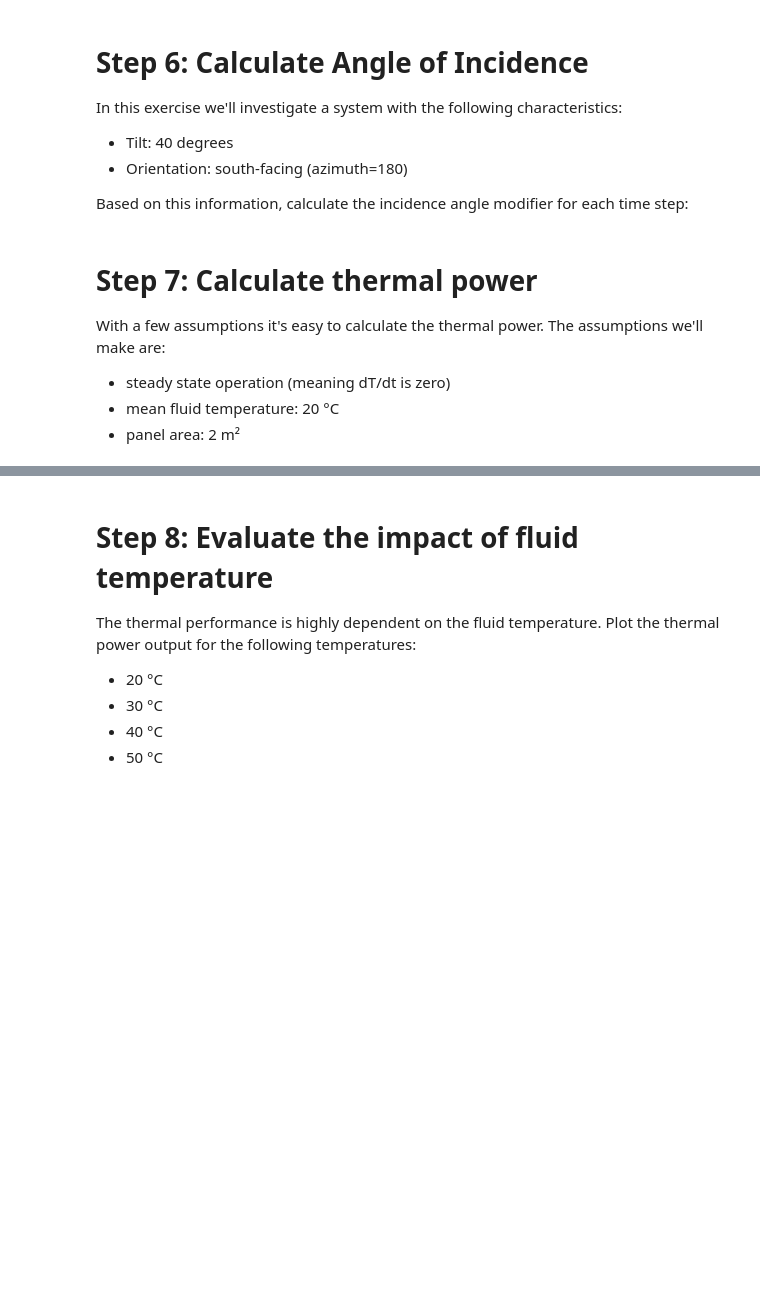
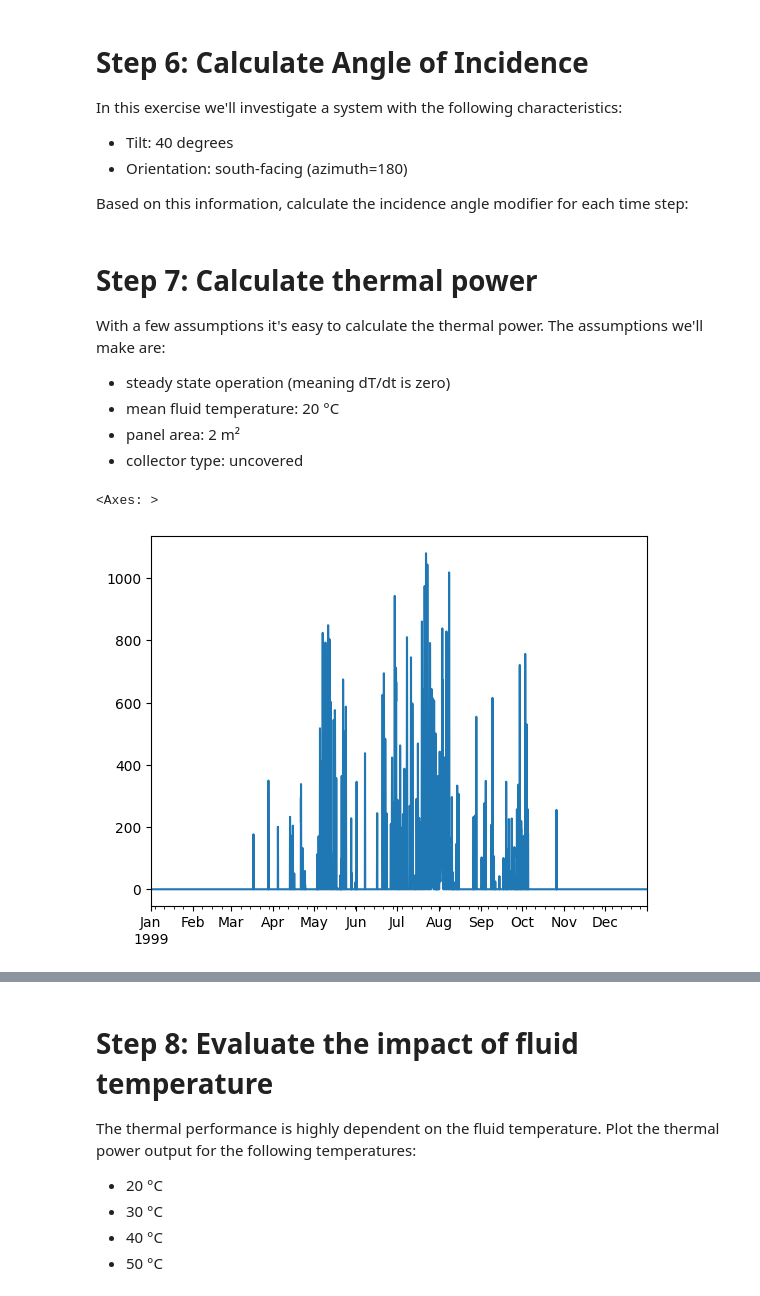
Before and after one commit to AdamRJensen/pvt-exercise, a Jupyter notebook: pvt-systems.ipynb, the cells around one changed output, grey strips where cells are left out. Cells and saved outputs as stored; diff of their text form; code cells hidden in the pictures; blank space fills up the shorter version.

```diff
--- a/pvt-systems.ipynb
+++ b/pvt-systems.ipynb
@@ -49,3 +84,10 @@ Can you figure out how to calculate the solar position for the time steps of the
 *Hint: the time steps are the index of the DataFrame from the previous step, use DataFrame.index.*
 # %%
 # Write your code here to calculate solar position
+solar_position = pvlib.solarposition.get_solarposition(
+    time=data.index,
+    latitude=cph.latitude,
+    longitude=cph.longitude,
+)
+
+solar_position.head()
@@ -73,9 +149,25 @@ In this exercise we'll investigate a system with the following characteristics:
 Based on this information, calculate the incidence angle modifier for each time step:
 # %%
 # Write your code to calculate the incidence angle (there's a pvlib function for that) and the incidence angle modifier (IAM)
+aoi = pvlib.irradiance.aoi(
+    surface_tilt=45,
+    surface_azimuth=180,
+    solar_zenith=solar_position['zenith'],
+    solar_azimuth=solar_position['azimuth'],
+)
+
+aoi = aoi.clip(upper=90)  # max aoi is 90 degrees
+
+b_0 = 0.09
+
+K_b = 1 - b_0 * (1/np.cos(np.deg2rad(aoi)) - 1)
+
+# enforce lower limit as IAM cannot be negative
+K_b = K_b.clip(lower=0)
 # %% [markdown]
 # Step 7: Calculate thermal power
 With a few assumptions it's easy to calculate the thermal power. The assumptions we'll make are:
 - steady state operation (meaning dT/dt is zero)
 - mean fluid temperature: 20 °C
 - panel area: 2 m²
+- collector type: uncovered
@@ -83,0 +174,23 @@ With a few assumptions it's easy to calculate the thermal power. The assumptions
+# %%
+# Write your code to calculate the thermal power output
+area = 2
+T_mean = 20
+
+# uncovered collector
+eta_0b = 0.58
+a_1 = 12.5
+a_2 = 0
+a_3 = 1.38
+a_6 = 0.06
+K_d = 0.9
+
+Q = area*(eta_0b*K_b*poa['poa_direct'] + eta_0b*K_d*poa['poa_diffuse'] - a_1*(T_mean-data['temp_air']) - a_2*(T_mean-data['temp_air'])**2 - a_3*data['wind_speed']*(T_mean-data['temp_air']) - a_6*data['wind_speed']*(poa['poa_diffuse'] + poa['poa_direct']))
+
+# remove negative power as this is periods with heat loss
+# where the system will not operate
+Q = Q.clip(lower=0)
+
+Q.plot()
+# %% [output]
+<Axes: >
+[figure, added]
```
Also changed, not shown: parts of 12 cells of this notebook.
